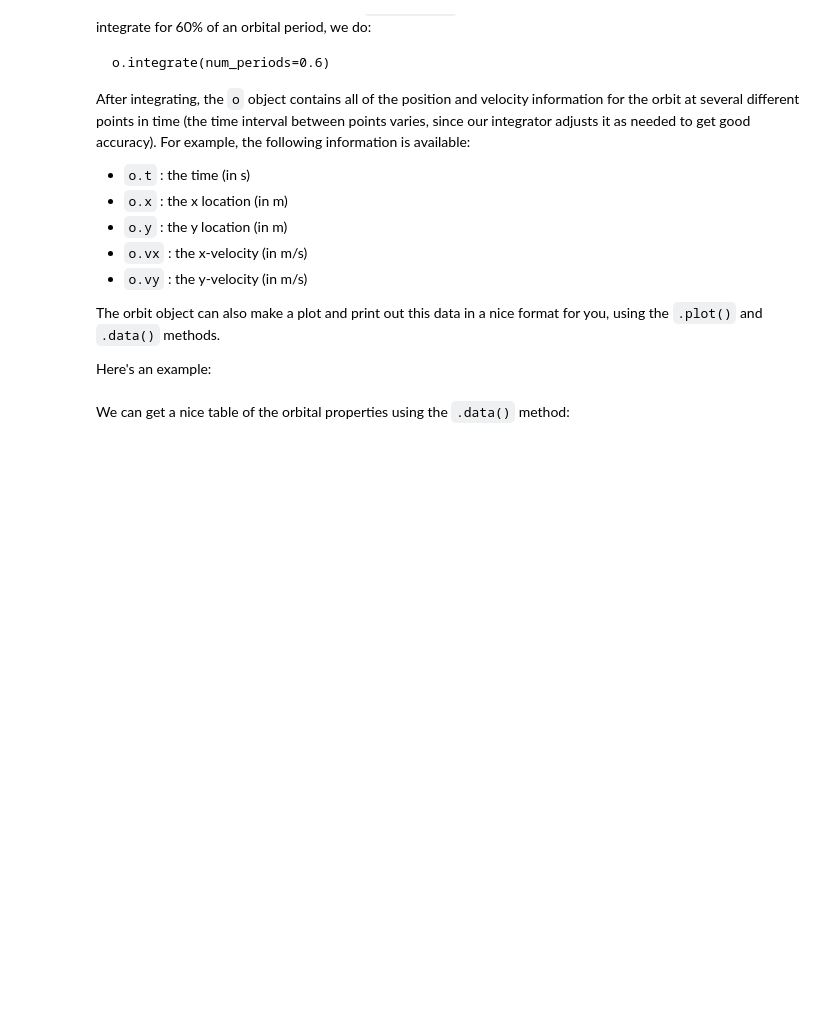
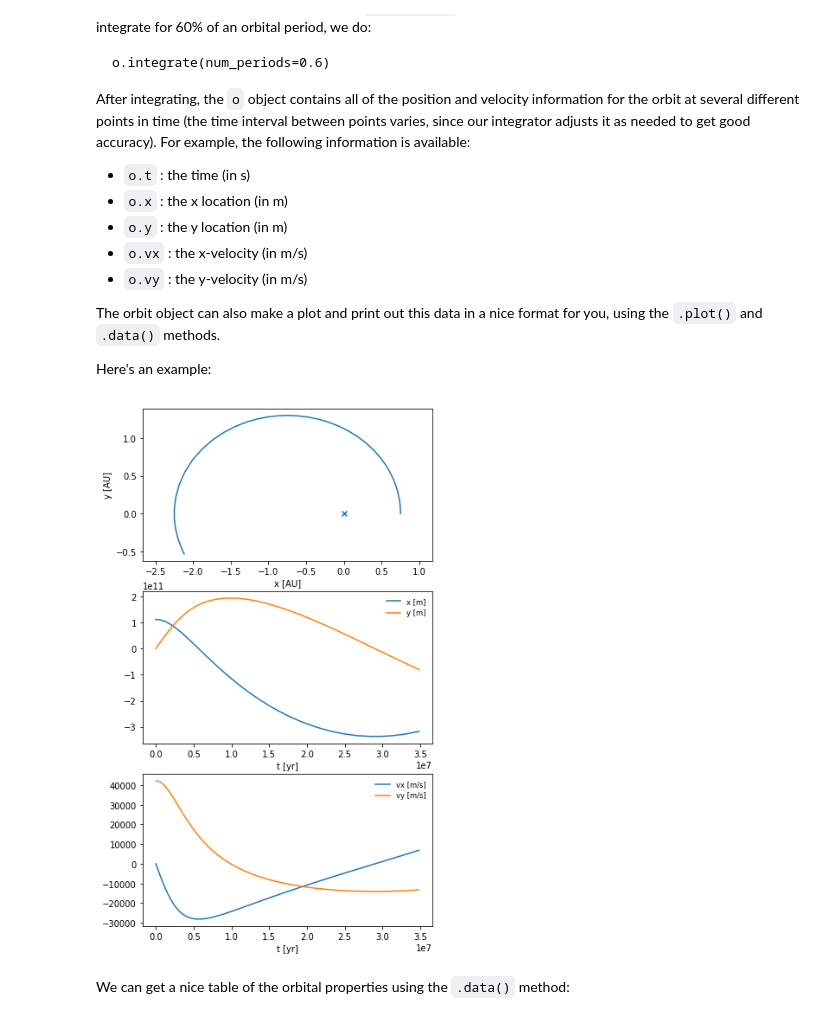
Before and after one commit to zingale/orbits, a Jupyter notebook: orbits.ipynb, the cells around one changed output. Cells and saved outputs as stored; diff of their text form; code cells hidden in the pictures; blank space fills up the shorter version.

```diff
--- a/orbits.ipynb
+++ b/orbits.ipynb
@@ -95,7 +109,9 @@ Here's an example:
 o = oi.Orbit(a=1.5, e=0.5)
 o.integrate(num_periods=0.6)
 # %%
-o.plot()
+o.plot(show_profiles=True)
+# %% [output]
+[figure, added]
 # %% [markdown]
 We can get a nice table of the orbital properties using the `.data()` method:
 # %%
```
Also changed, not shown: parts of 15 cells of this notebook, 4 other files.
